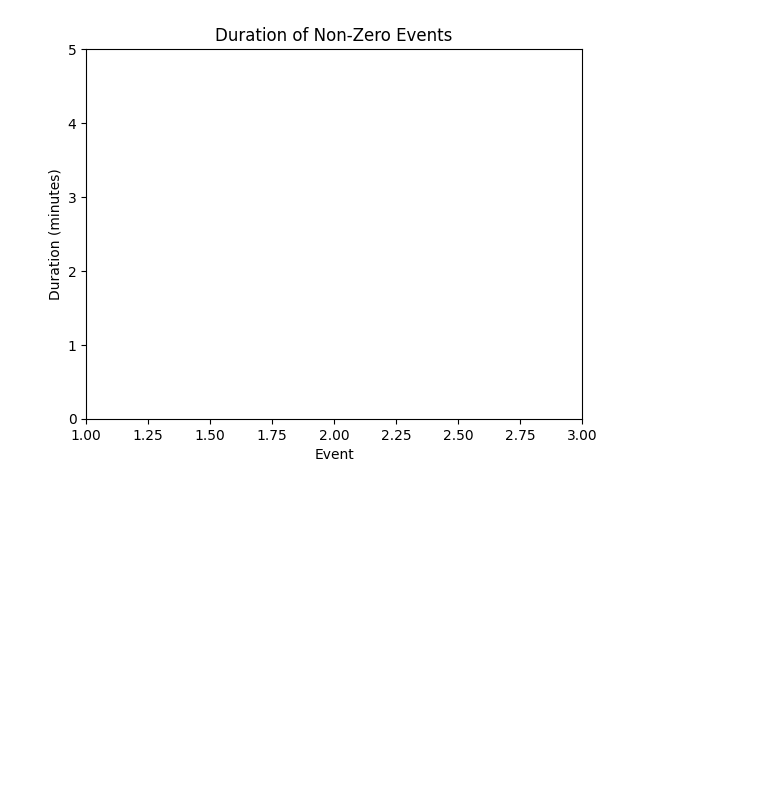
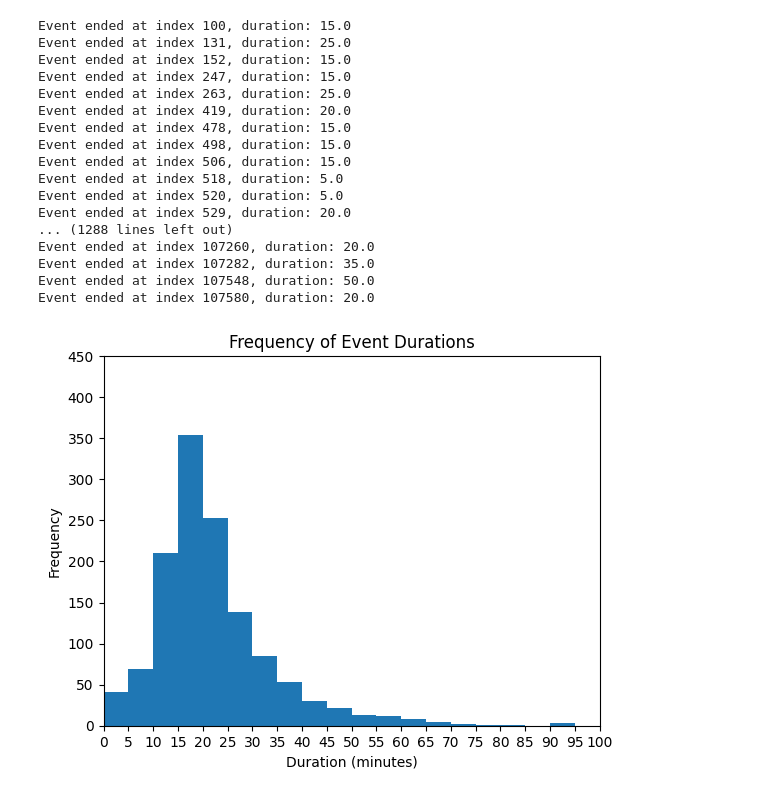
Before and after one commit to JadenFaste/WCECVillaraEventHistogram, a Jupyter notebook: Histogram.ipynb, the cells around one changed output. Saved outputs shown, nothing was run; the diff lists cells and outputs as text; code cells hidden in the pictures; blank space fills up the shorter version.

Commit message:
Grabbing data and updating histogram

```diff
--- a/Histogram.ipynb
+++ b/Histogram.ipynb
@@ -27,7 +29,7 @@ import pandas as pd
 import numpy as np
 import matplotlib.pyplot as plt
 
-filepath = 'https://raw.githubusercontent.com/JadenFaste/WCECVillaraEventHistogram/main/Test%20data.csv'
+filepath = 'https://raw.githubusercontent.com/JadenFaste/WCECVillaraEventHistogram/main/new_data.csv'
 data = pd.read_csv(filepath)
 
 # Convert "Date" column to datetime format
@@ -37,51 +39,74 @@ data['Date'] = pd.to_datetime(data['Date'])
 new_data = data.copy()
 
 column_name = "EP_Total_HVAC_Power_W"
-if column_name in new_data.columns:
-    column_exists = True
-    # Apply the condition: If Controller_Water_Heating_Mode is 0, set EP_Total_HVAC_Power_W to 0
-    new_data.loc[new_data['Controller_Water_Heating_Mode'] == 0, column_name] = 0
-else:
-    column_exists = False
-    columns = new_data.columns.tolist()
 
 new_data['Duration'] = new_data['Date'].shift(-1) - new_data['Date']
 new_data['Duration'] = new_data['Duration'].dt.total_seconds().div(60)  # Convert to minutes
 
 # Handle the initial NaN in Duration
 new_data['Duration'].fillna(0, inplace=True)
 
 # Initialize variables
 duration_sum = 0
 event_durations = []
+event_on = False  # Flag to track if an event is currently "on"
 
 # Loop through the DataFrame
-for i in range(len(new_data) - 1):
+for i in range(len(new_data)):
     # If the current value of EP_Total_HVAC_Power_W is non-zero
     if new_data.loc[i, column_name] > 0:
-        # Add the duration to the sum
+        # If an event is not currently "on", start a new event
+        if not event_on:
+            event_on = True
+        # Add to the duration
         duration_sum += new_data.loc[i, 'Duration']
-        # If the next value of EP_Total_HVAC_Power_W is zero or it's the last data point
-        if new_data.loc[i + 1, column_name] == 0:
-            # Add the sum to the list and reset the sum
+    # If the current value of EP_Total_HVAC_Power_W is zero
+    else:
+        # If an event is currently "on", end the event and add the duration to the list
+        if event_on:
             event_durations.append(duration_sum)
+            print(f'Event ended at index {i}, duration: {duration_sum}')  # Debug print
             duration_sum = 0
+            event_on = False
 
-# Handle the last data point if it's part of an "on" event
-if new_data.loc[len(new_data) - 1, column_name] > 0:
-    duration_sum += new_data.loc[len(new_data) - 1, 'Duration']
+# If an event is "on" at the end of the DataFrame, add the duration to the list
+if event_on:
     event_durations.append(duration_sum)
+    print(f'Event ended at end of DataFrame, duration: {duration_sum}')  # Debug print
+
+# Subtract a small value from the durations
+event_durations = [duration - 0.01 for duration in event_durations]
 
 # Create a histogram
 plt.hist(event_durations, bins=range(0, int(max(event_durations)) + 5, 5))
-plt.xlabel('Event')
-plt.ylabel('Duration (minutes)')
-plt.title('Duration of Non-Zero Events')
+plt.xlabel('Duration (minutes)')
+plt.ylabel('Frequency')
+plt.title('Frequency of Event Durations')
 
 # Set the limits of the x-axis and y-axis
-plt.xlim([1, 3])  # replace xmin and xmax with the desired values
-plt.ylim([0, 5])  # replace ymin and ymax with the desired values
+plt.xlim([0, 100])  # Zoom in on the range from 0 to 10 minutes
+plt.ylim([0, 450])  # Zoom in on the range from 0 to 10
+
+# Set the locations and labels of the x-ticks
+plt.xticks(range(0, 101, 5), labels=range(0, 101, 5))
 
 plt.show()
 # %% [output]
+Event ended at index 100, duration: 15.0
+Event ended at index 131, duration: 25.0
+Event ended at index 152, duration: 15.0
+Event ended at index 247, duration: 15.0
+Event ended at index 263, duration: 25.0
+Event ended at index 419, duration: 20.0
+Event ended at index 478, duration: 15.0
+Event ended at index 498, duration: 15.0
+Event ended at index 506, duration: 15.0
+Event ended at index 518, duration: 5.0
+Event ended at index 520, duration: 5.0
+Event ended at index 529, duration: 20.0
+... (1288 lines left out)
+Event ended at index 107260, duration: 20.0
+Event ended at index 107282, duration: 35.0
+Event ended at index 107548, duration: 50.0
+Event ended at index 107580, duration: 20.0
-[figure, old version]
+[figure, new version]
```
Also changed, not shown: parts of 1 cell of this notebook, 1 other file.
